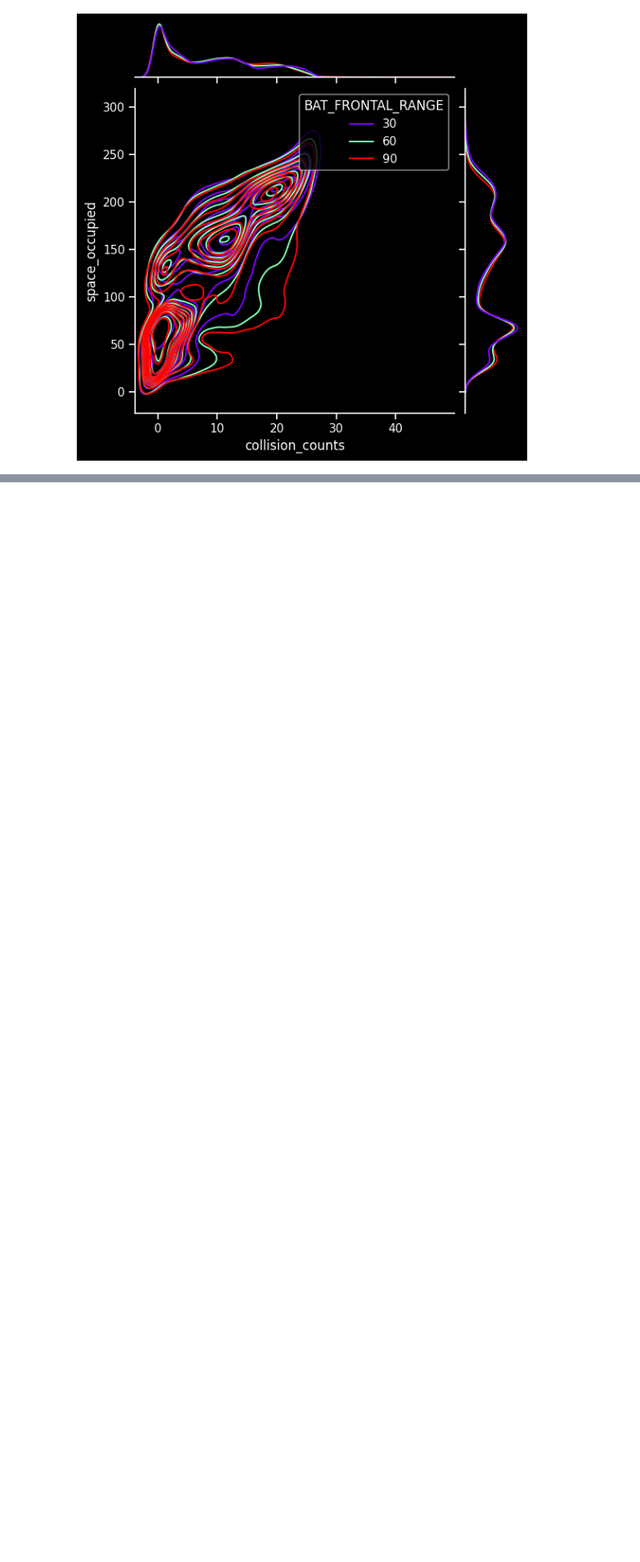
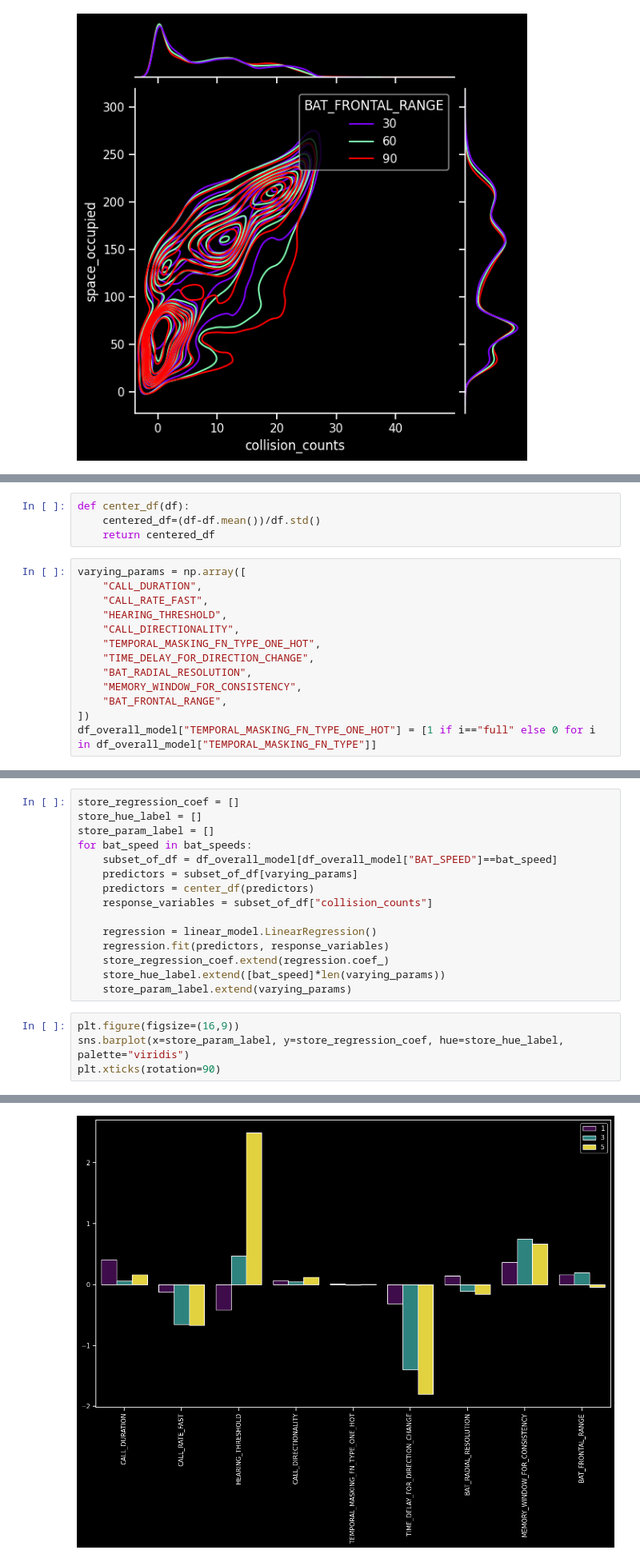
Before and after one commit to mogeraditya/dynamic_model_of_cocktail_party_nightmare, a Jupyter notebook: JammingExperiment/Scripts/AnalysisScripts/report.ipynb, the cells around one changed output, grey strips where cells are left out. Shown at 80% size. Drawn from its saved outputs; the diff is of its cells as text; blank space fills up the shorter version.

```diff
--- a/JammingExperiment/Scripts/AnalysisScripts/report.ipynb
+++ b/JammingExperiment/Scripts/AnalysisScripts/report.ipynb
@@ -232,0 +232,17 @@ sns.jointplot(df_low_collisions, x="collision_counts", y="space_occupied",hue="H
+# %%
+def center_df(df):
+    centered_df=(df-df.mean())/df.std()
+    return centered_df
+# %%
+varying_params = np.array([
+    "CALL_DURATION",
+    "CALL_RATE_FAST",
+    "HEARING_THRESHOLD",
+    "CALL_DIRECTIONALITY",
+    "TEMPORAL_MASKING_FN_TYPE_ONE_HOT",
+    "TIME_DELAY_FOR_DIRECTION_CHANGE",
+    "BAT_RADIAL_RESOLUTION",
+    "MEMORY_WINDOW_FOR_CONSISTENCY",
+    "BAT_FRONTAL_RANGE",
+])
+df_overall_model["TEMPORAL_MASKING_FN_TYPE_ONE_HOT"] = [1 if i=="full" else 0 for i in df_overall_model["TEMPORAL_MASKING_FN_TYPE"]]
@@ -232,0 +262,20 @@ sns.jointplot(df_low_collisions, x="collision_counts", y="space_occupied",hue="H
+# %%
+store_regression_coef = []
+store_hue_label = []
+store_param_label = []
+for bat_speed in bat_speeds:
+    subset_of_df = df_overall_model[df_overall_model["BAT_SPEED"]==bat_speed]
+    predictors = subset_of_df[varying_params]
+    predictors = center_df(predictors)
+    response_variables = subset_of_df["collision_counts"]
+
+    regression = linear_model.LinearRegression()
+    regression.fit(predictors, response_variables)
+    store_regression_coef.extend(regression.coef_)
+    store_hue_label.extend([bat_speed]*len(varying_params))
+    store_param_label.extend(varying_params)
+# %%
+plt.figure(figsize=(16,9))
+sns.barplot(x=store_param_label, y=store_regression_coef, hue=store_hue_label, palette="viridis")
+plt.xticks(rotation=90)
+# %% [output]
@@ -232,0 +292 @@ sns.jointplot(df_low_collisions, x="collision_counts", y="space_occupied",hue="H
+[figure, added]
```
Also changed, not shown: parts of 7 cells of this notebook.
